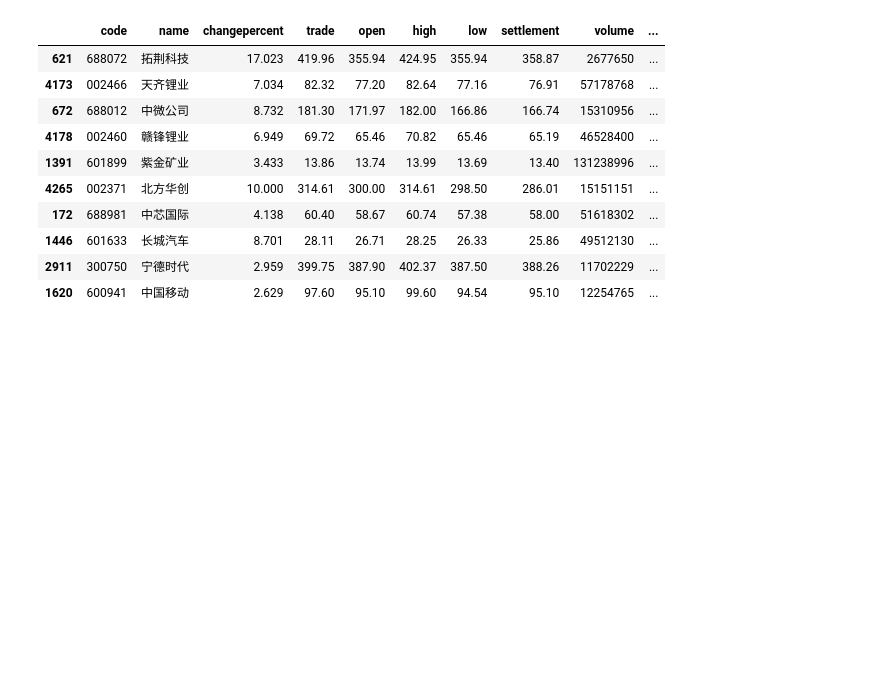
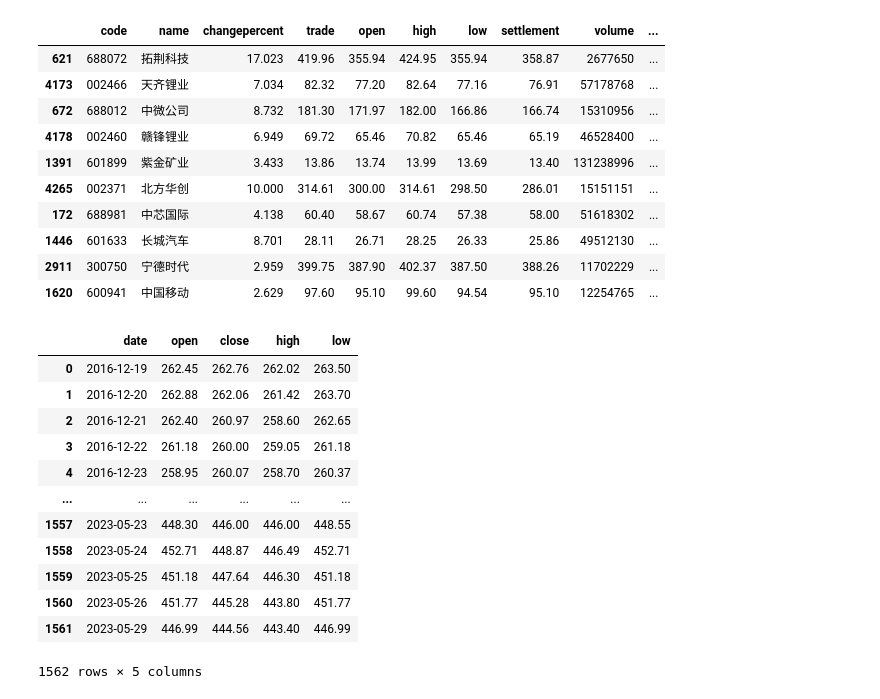
Before and after one commit to jwli601/stocks_stories, a Jupyter notebook: cv_strategy_intro230420.ipynb, the cells around one changed output. Saved outputs shown, nothing was run; the diff lists cells and outputs as text; code cells hidden in the pictures; blank space fills up the shorter version.

```diff
--- a/cv_strategy_intro230420.ipynb
+++ b/cv_strategy_intro230420.ipynb
@@ -708,3 +703,19 @@ aa.tail(10)
 | 1446 | 601633 | 长城汽车 | 8.701 | 28.11 | 26.71 | 28.25 | 26.33 | 25.86 | 49512130 | ... |
 | 2911 | 300750 | 宁德时代 | 2.959 | 399.75 | 387.90 | 402.37 | 387.50 | 388.26 | 11702229 | ... |
 | 1620 | 600941 | 中国移动 | 2.629 | 97.60 | 95.10 | 99.60 | 94.54 | 95.10 | 12254765 | ... |
+# %%
+ak.spot_hist_sge()
+# %% [output]
+|  | date | open | close | high | low |
+| 0 | 2016-12-19 | 262.45 | 262.76 | 262.02 | 263.50 |
+| 1 | 2016-12-20 | 262.88 | 262.06 | 261.42 | 263.70 |
+| 2 | 2016-12-21 | 262.40 | 260.97 | 258.60 | 262.65 |
+| 3 | 2016-12-22 | 261.18 | 260.00 | 259.05 | 261.18 |
+| 4 | 2016-12-23 | 258.95 | 260.07 | 258.70 | 260.37 |
+| ... | ... | ... | ... | ... | ... |
+| 1557 | 2023-05-23 | 448.30 | 446.00 | 446.00 | 448.55 |
+| 1558 | 2023-05-24 | 452.71 | 448.87 | 446.49 | 452.71 |
+| 1559 | 2023-05-25 | 451.18 | 447.64 | 446.30 | 451.18 |
+| 1560 | 2023-05-26 | 451.77 | 445.28 | 443.80 | 451.77 |
+| 1561 | 2023-05-29 | 446.99 | 444.56 | 443.40 | 446.99 |
+1562 rows × 5 columns
```
Also changed, not shown: parts of 13 cells of this notebook, 1 other file.
